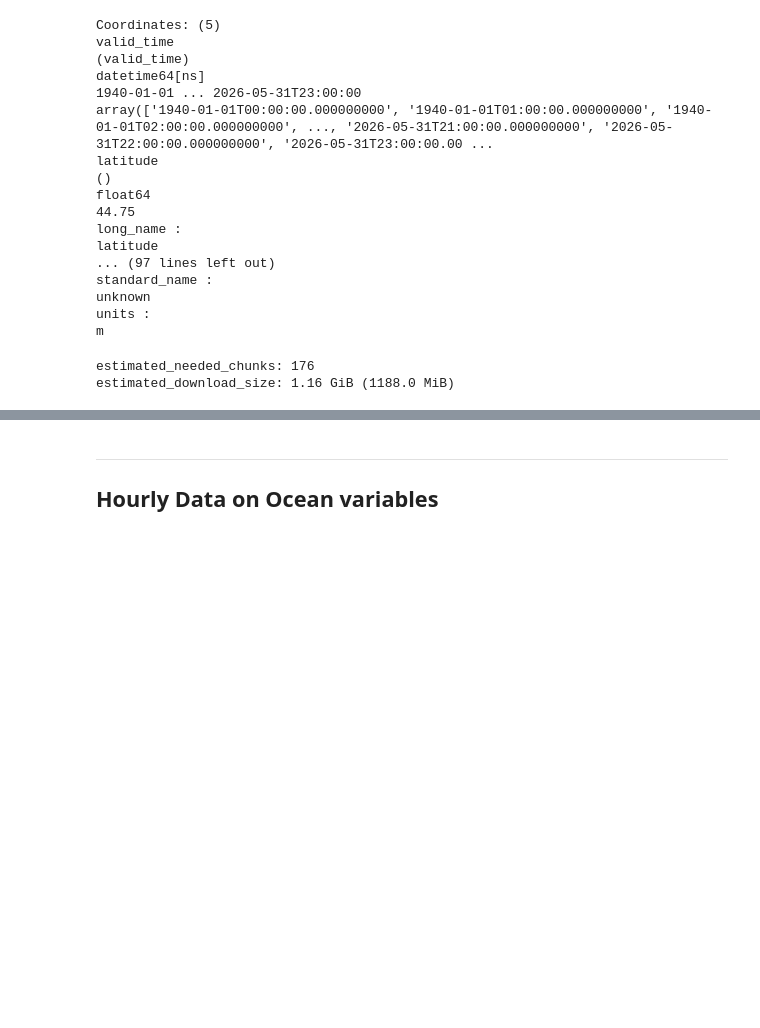
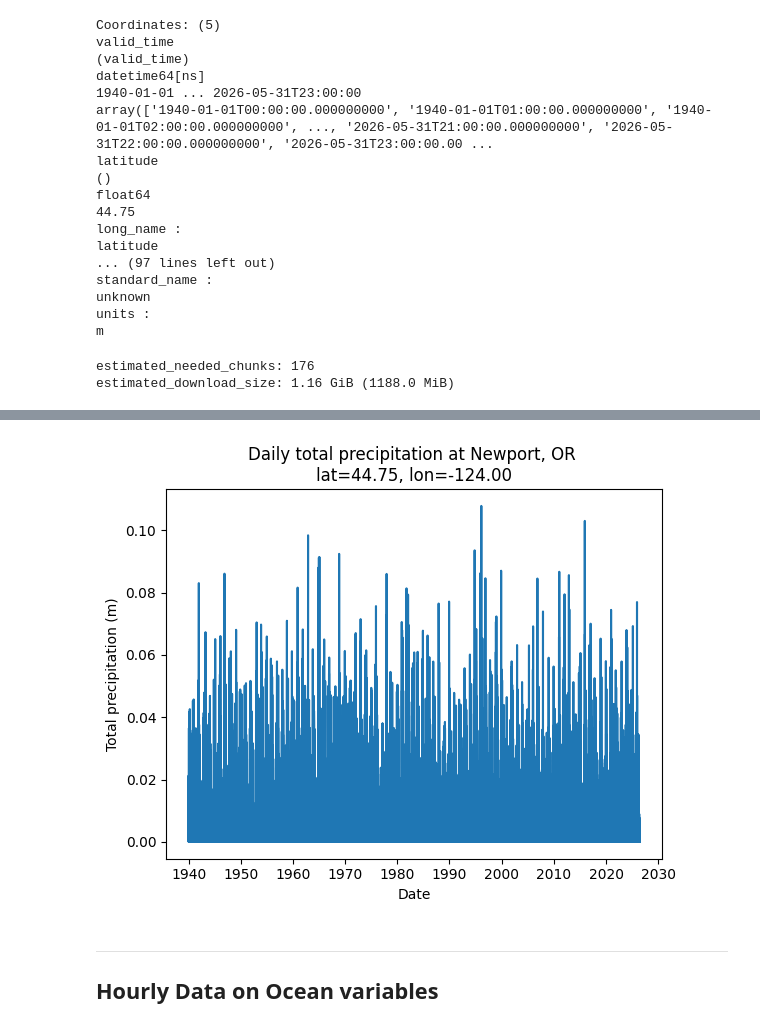
Before and after one commit to GeoOcean/BlueMath_Course_Corvallis, a Jupyter notebook: toolkit/data/ERA5_DestinE_SingleLevels.ipynb, the cells around one changed output, grey strips where cells are left out. Drawn from its saved outputs; the diff is of its cells as text; code cells hidden in the pictures; blank space fills up the shorter version.

```diff
--- a/toolkit/data/ERA5_DestinE_SingleLevels.ipynb
+++ b/toolkit/data/ERA5_DestinE_SingleLevels.ipynb
@@ -283,11 +272,13 @@ tp_point.to_netcdf(
 # %%
 import matplotlib.pyplot as plt
 
 tp_point.plot()
-plt.title(f"Daily total precipitation at Newport, OR \nlat={point_lat:.2f}, lon={(point_lon - 360):.2f}")
+plt.title(f"Daily total precipitation at Newport, OR \nlat={target_lat:.2f}, lon={(target_lon - 360):.2f}")
 plt.xlabel("Date")
 plt.ylabel("Total precipitation (m)")
 plt.show()
+# %% [output]
+[figure, added]
 # %% [markdown]
 ---
 
```
Also changed, not shown: parts of 7 cells of this notebook, 2 other files.
